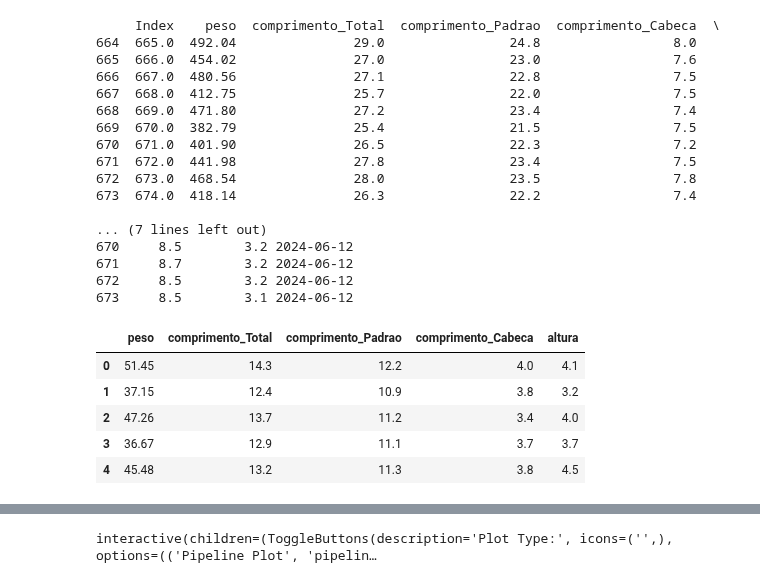
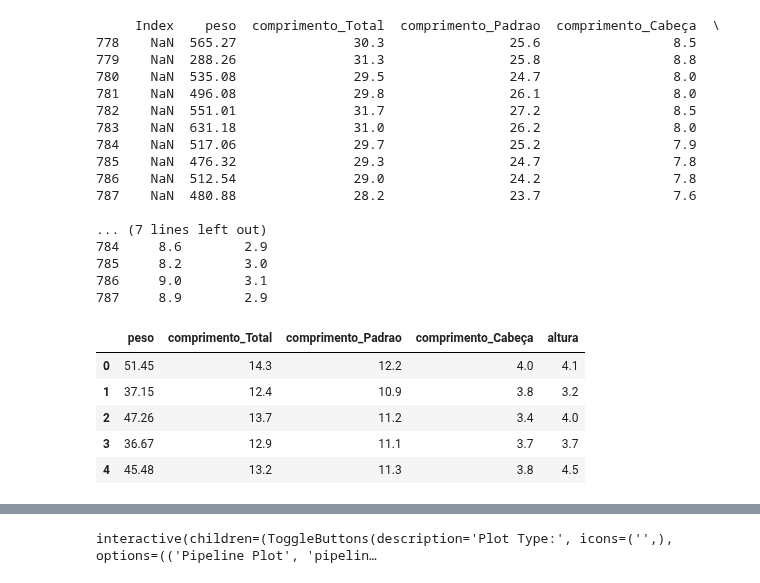
Before and after one commit to crisGriebler/IRD, a Jupyter notebook: fish/weight_pred/esalq_peso.ipynb, the cells around one changed output, grey strips where cells are left out. Cells and saved outputs as stored; diff of their text form; code cells hidden in the pictures.

```diff
--- a/fish/weight_pred/esalq_peso.ipynb
+++ b/fish/weight_pred/esalq_peso.ipynb
@@ -16,36 +16,35 @@ def parser(x):
     return pd.datetime.strptime('190'+x, '%Y-%m')
 
 #Agora vamos importar nosso arquivo
-df = pd.read_excel('biometria.xlsx', sheet_name='Página1')
+df = pd.read_excel('Variavel.xlsx', sheet_name='LookerStudio')
 print(df.tail(10))
 # %% [output]
-     Index    peso  comprimento_Total  comprimento_Padrao  comprimento_Cabeca  \
-664  665.0  492.04               29.0                24.8                 8.0
-665  666.0  454.02               27.0                23.0                 7.6
-666  667.0  480.56               27.1                22.8                 7.5
-667  668.0  412.75               25.7                22.0                 7.5
-668  669.0  471.80               27.2                23.4                 7.4
-669  670.0  382.79               25.4                21.5                 7.5
-670  671.0  401.90               26.5                22.3                 7.2
-671  672.0  441.98               27.8                23.4                 7.5
-672  673.0  468.54               28.0                23.5                 7.8
-673  674.0  418.14               26.3                22.2                 7.4
+     Index    peso  comprimento_Total  comprimento_Padrao  comprimento_Cabeça  \
+778    NaN  565.27               30.3                25.6                 8.5
+779    NaN  288.26               31.3                25.8                 8.8
+780    NaN  535.08               29.5                24.7                 8.0
+781    NaN  496.08               29.8                26.1                 8.0
+782    NaN  551.01               31.7                27.2                 8.5
+783    NaN  631.18               31.0                26.2                 8.0
+784    NaN  517.06               29.7                25.2                 7.9
+785    NaN  476.32               29.3                24.7                 7.8
+786    NaN  512.54               29.0                24.2                 7.8
+787    NaN  480.88               28.2                23.7                 7.6
 
 ... (7 lines left out)
-670     8.5        3.2 2024-06-12
-671     8.7        3.2 2024-06-12
-672     8.5        3.2 2024-06-12
-673     8.5        3.1 2024-06-12
+784     8.6        2.9
+785     8.2        3.0
+786     9.0        3.1
+787     8.9        2.9
 # %%
 # Dropping the columns
 df2 = df.drop(columns=[
-'data',
 'Index',
 'espessura'
 ])
 df2.head()
 # %% [output]
-|  | peso | comprimento_Total | comprimento_Padrao | comprimento_Cabeca | altura |
+|  | peso | comprimento_Total | comprimento_Padrao | comprimento_Cabeça | altura |
 | 0 | 51.45 | 14.3 | 12.2 | 4.0 | 4.1 |
 | 1 | 37.15 | 12.4 | 10.9 | 3.8 | 3.2 |
 | 2 | 47.26 | 13.7 | 11.2 | 3.4 | 4.0 |
```
Also changed, not shown: parts of 6 cells of this notebook.
